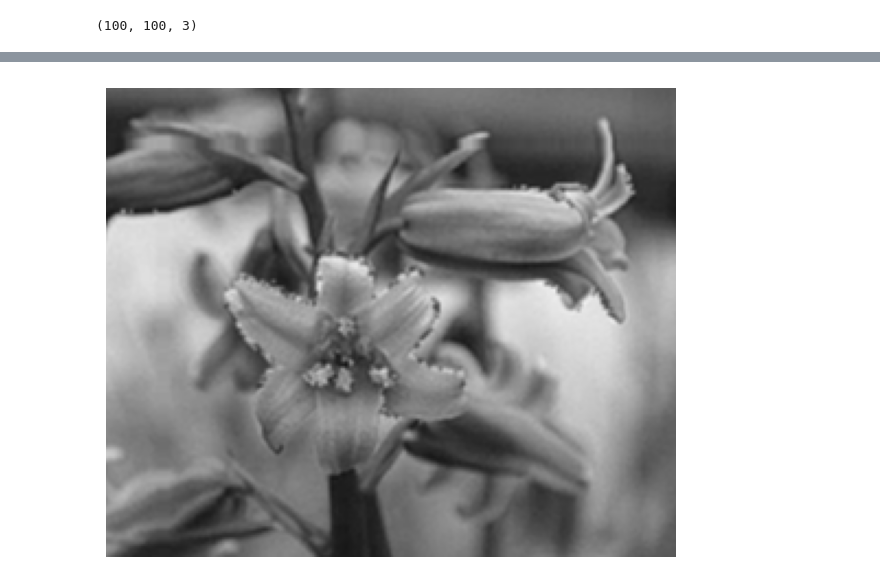
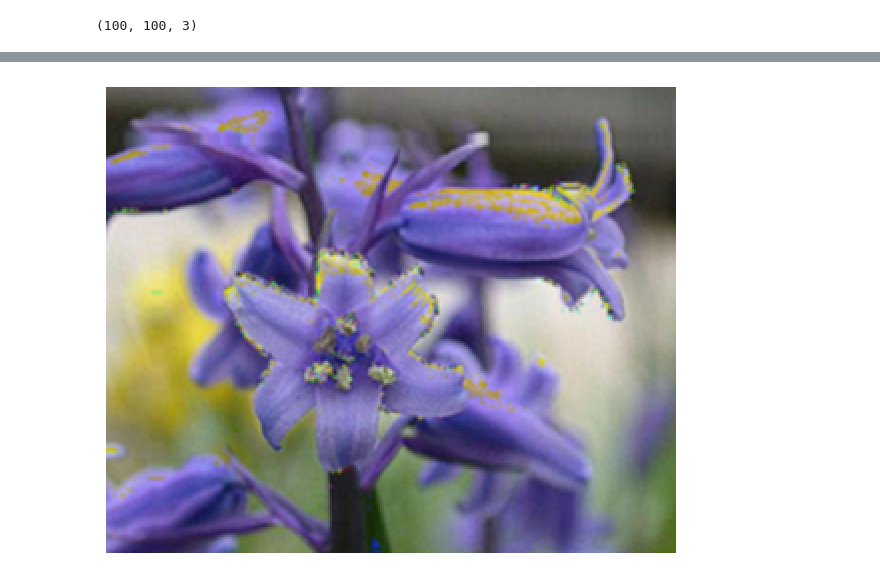
Before and after one commit to amirho3einsedaghati/pyimkernel, a Jupyter notebook: examples/Image Kernels.ipynb, the cells around one changed output, grey strips where cells are left out. Drawn from its saved outputs; the diff is of its cells as text; code cells hidden in the pictures.

```diff
--- a/examples/Image Kernels.ipynb
+++ b/examples/Image Kernels.ipynb
@@ -74,5 +74,5 @@ sharpened_image.shape
 # %%
-imkernel.imshow(image=imkernel.apply_filter_on_color_img(sharpened_image, kernel_name='soften'),
-                figsize=(6, 6))
+imkernel.imshow(image=cv2.cvtColor(imkernel.apply_filter_on_color_img(sharpened_image, kernel_name='soften'),
+                                   cv2.COLOR_BGR2RGB), figsize=(6, 6))
 # %% [output]
-[figure, old version]
+[figure, new version]
```
Also changed, not shown: parts of 8 cells of this notebook.
